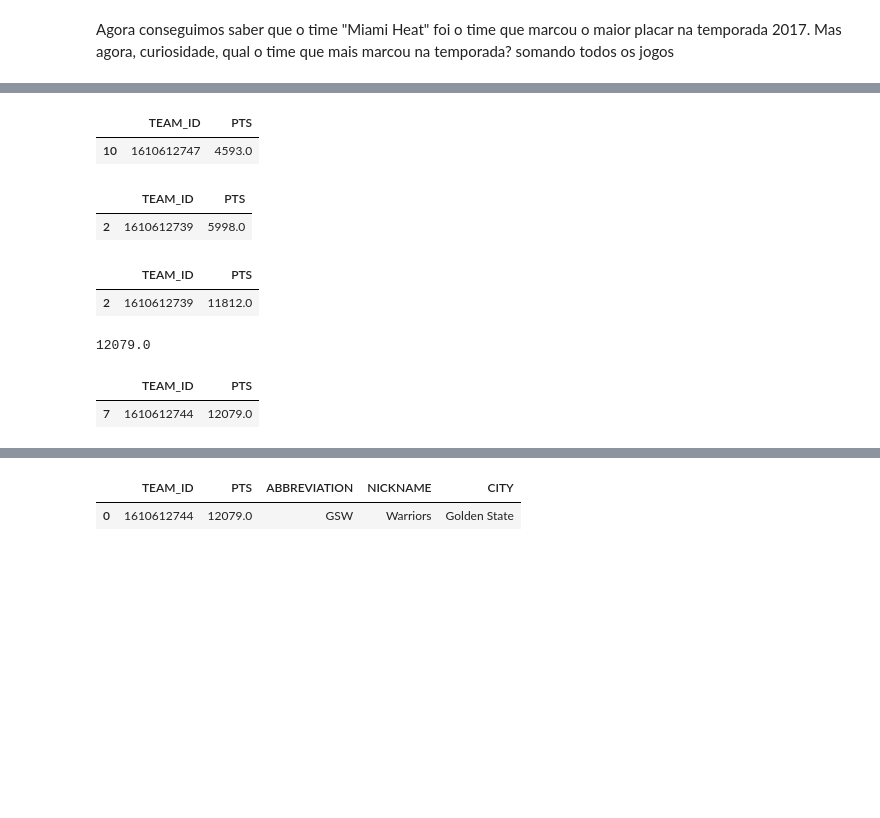
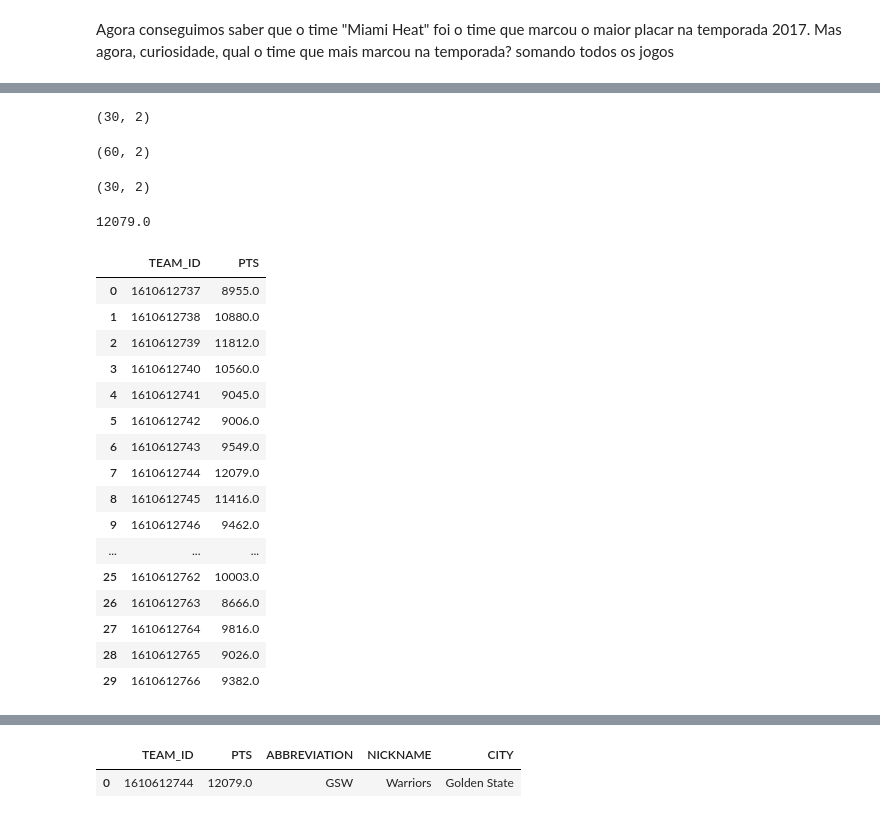
Before and after one commit to eduardagoulart/pandas_study, a Jupyter notebook: mini_curso/analise_nba.ipynb, the cells around one changed output, grey strips where cells are left out. Drawn from its saved outputs; the diff is of its cells as text; code cells hidden in the pictures; blank space fills up the shorter version.

```diff
--- a/mini_curso/analise_nba.ipynb
+++ b/mini_curso/analise_nba.ipynb
@@ -140,23 +171,20 @@ home_group.sample()
 # %%
 visitors_group = game_season_2017_all_games.groupby("TEAM_ID_visitors", as_index=False).agg({"PTS_away": "sum"})
 visitors_group = visitors_group.rename(columns={"PTS_away": "PTS", "TEAM_ID_visitors": "TEAM_ID"})
-visitors_group.sample()
+visitors_group.shape
 # %% [output]
-|  | TEAM_ID | PTS |
-| 10 | 1610612747 | 4593.0 |
+(30, 2)
 # %%
 team_point = pd.concat([home_group, visitors_group])
-team_point.sample()
+team_point.shape
 # %% [output]
-|  | TEAM_ID | PTS |
-| 2 | 1610612739 | 5998.0 |
+(60, 2)
 # %%
 team_point = team_point.groupby("TEAM_ID", as_index=False).agg({"PTS": "sum"})
 # %%
-team_point.sample()
+team_point.shape
 # %% [output]
-|  | TEAM_ID | PTS |
-| 2 | 1610612739 | 11812.0 |
+(30, 2)
 # %%
 max_point = max(team_point["PTS"])
 # %%
@@ -164,10 +192,25 @@ max_point
 # %% [output]
 12079.0
 # %%
-team_point_max = team_point.loc[team_point["PTS"] == 12079.0]
+team_point_max = team_point.loc[(team_point["PTS"] > 5000) | (team_point["PTS"] < 10000)]
 team_point_max
 # %% [output]
 |  | TEAM_ID | PTS |
+| 0 | 1610612737 | 8955.0 |
+| 1 | 1610612738 | 10880.0 |
+| 2 | 1610612739 | 11812.0 |
+| 3 | 1610612740 | 10560.0 |
+| 4 | 1610612741 | 9045.0 |
+| 5 | 1610612742 | 9006.0 |
+| 6 | 1610612743 | 9549.0 |
 | 7 | 1610612744 | 12079.0 |
+| 8 | 1610612745 | 11416.0 |
+| 9 | 1610612746 | 9462.0 |
+| ... | ... | ... |
+| 25 | 1610612762 | 10003.0 |
+| 26 | 1610612763 | 8666.0 |
+| 27 | 1610612764 | 9816.0 |
+| 28 | 1610612765 | 9026.0 |
+| 29 | 1610612766 | 9382.0 |
 # %%
 team_point_max = team_point_max.merge(teams_data, on="TEAM_ID", how="left")
```
Also changed, not shown: parts of 14 cells of this notebook, 4 other files.
